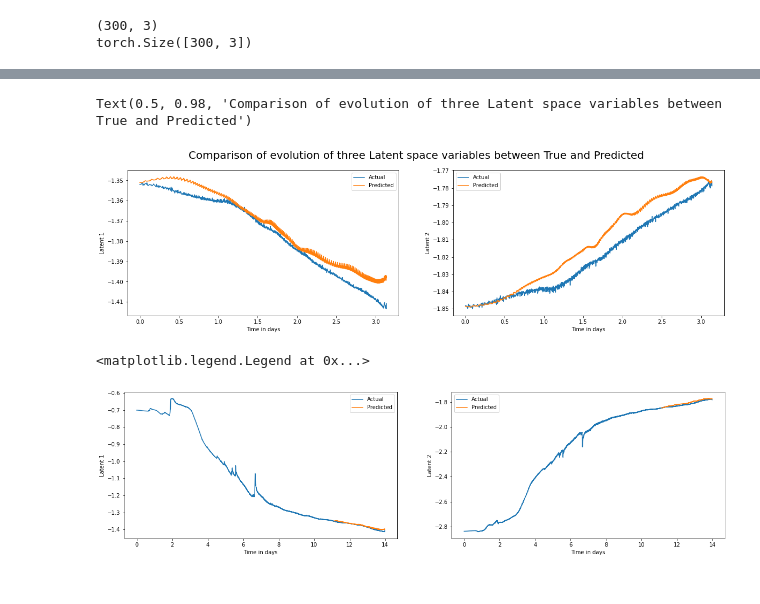
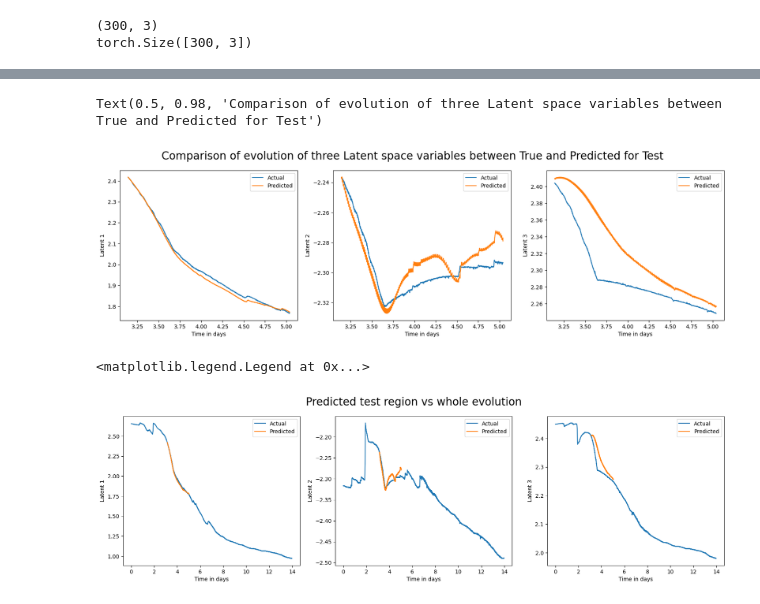
Before and after one commit to tejasbg004/ML-based-ROM-for-Upper-Ocean-Turbulence, a Jupyter notebook: LSTM_Tempo_DNN-Salinity.ipynb, the cells around one changed output, grey strips where cells are left out. Cells and saved outputs as stored; diff of their text form; code cells hidden in the pictures.

```diff
--- a/LSTM_Tempo_DNN-Salinity.ipynb
+++ b/LSTM_Tempo_DNN-Salinity.ipynb
@@ -27,6 +24,6 @@ torch.manual_seed(1917)
 # %% [output]
 <torch._C.Generator at 0x...>
 # %%
-encoded_size=2
+encoded_size=3
 BC_cond=3
 time_Step=10
@@ -586,23 +502,3 @@ for i in range(int(1500/time_Step)):
         prediction[k,:]=predictions[i,l:l+encoded_size]
         k=k+1
         l=l+encoded_size
-# %%
-## For Multiple output
-'''predictions=torch.zeros([int(1501/time_Step),encoded_size*time_step])
-p=0
-
-for i in range(int(1501/time_Step)):
-    #print(Test_init)
-    predictions[i,:]=model(Test_init)
-    Test_init[:,:,0:encoded_size]=predictions[i,:].reshape(1,time_step,encoded_size)
-    Test_init[0,:,encoded_size:]=BC[p:p+time_step,:]
-    p=p+time_step
-
-prediction=torch.zeros([1501,encoded_size])
-k=0
-for i in range(int(1501/time_Step)):
-    l=0
-    for j in range(time_Step):
-        prediction[k,:]=predictions[i,l:l+encoded_size]
-        k=k+1
-        l=l+encoded_size'''
@@ -615,10 +505,3 @@ for i in range(int(1501/time_Step)):
-# %%
-'''prediction=torch.zeros([3000,3])
-for i in range(3000):
-    prediction[i,:]=model(Test_init)
-    Test_init[0,:-1,0:5]=Test_init[0,1:,0:5]
-    Test_init[0,-1,0:3]=prediction[i,0:3]
-    Test_init[0,-1,3:5]=BC[i,:]'''
 # %%
 filename='predictions_encodings.mat'
 predictions_enc={'pred':prediction.cpu().detach().numpy()}
@@ -859,63 +646,65 @@ IndexError: index 2 is out of bounds for axis 1 with size 2
 # %%
-fig, ax = plt.subplots(1, 2, figsize=(20, 5))
+fig, ax = plt.subplots(1, 3, figsize=(20, 5))
 Start=0
 End=1500
 stride=1
 days=hours/24
 
-ax[0].plot(days[Start:End],Test_encodings_actual[Start:End:stride, 0],label='Actual')
-ax[0].plot(days[Start:End],prediction.cpu().detach().numpy()[Start:End:stride, 0],label='Predicted')
+ax[0].plot(days[Start+1500:End+1500],Test_encodings_actual[Start:End:stride, 0],label='Actual')
+ax[0].plot(days[Start+1500:End+1500],prediction.cpu().detach().numpy()[Start:End:stride, 0],label='Predicted')
 ax[0].set_xlabel('Time in days')
 ax[0].set_ylabel('Latent 1')
 
-ax[1].plot(days[Start:End],Test_encodings_actual[Start:End:stride, 1],label='Actual')
-ax[1].plot(days[Start:End],prediction.cpu().detach().numpy()[Start:End:stride, 1],label='Predicted')
+ax[1].plot(days[Start+1500:End+1500],Test_encodings_actual[Start:End:stride, 1],label='Actual')
+ax[1].plot(days[Start+1500:End+1500],prediction.cpu().detach().numpy()[Start:End:stride, 1],label='Predicted')
 ax[1].set_xlabel('Time in days')
 ax[1].set_ylabel('Latent 2')
 
-'''ax[2].plot(days[Start:End],Test_encodings_actual[Start:End:stride, 2],label='Actual')
-ax[2].plot(days[Start:End],prediction.cpu().detach().numpy()[Start:End:stride, 2],label='Predicted')
+ax[2].plot(days[Start+1500:End+1500],Test_encodings_actual[Start:End:stride, 2],label='Actual')
+ax[2].plot(days[Start+1500:End+1500],prediction.cpu().detach().numpy()[Start:End:stride, 2],label='Predicted')
 ax[2].set_xlabel('Time in days')
-ax[2].set_ylabel('Latent 3')'''
+ax[2].set_ylabel('Latent 3')
 
 ax[0].legend()
 ax[1].legend()
-#ax[2].legend()
+ax[2].legend()
 
-plt.suptitle('Comparison of evolution of three Latent space variables between True and Predicted',fontsize=20)
+plt.suptitle('Comparison of evolution of three Latent space variables between True and Predicted for Test',fontsize=20)
 # %% [output]
-Text(0.5, 0.98, 'Comparison of evolution of three Latent space variables between True and Predicted')
+Text(0.5, 0.98, 'Comparison of evolution of three Latent space variables between True and Predicted for Test')
-[figure, old version]
+[figure, new version]
 # %%
 red_al=loadmat('reduced_all.mat')
 red_al=red_al['red_all']
 # %%
-fig, ax = plt.subplots(1, 2, figsize=(20, 5))
+fig, ax = plt.subplots(1, 3, figsize=(20, 5))
 Start=0
 End=1500
 stride=1
 days=hours/24
 
 
 
 ax[0].plot(days,red_al[:, 0],label='Actual')
-ax[0].plot(days[Start+7000:End+7000],prediction.cpu().detach().numpy()[Start:End:stride, 0],label='Predicted')
+ax[0].plot(days[Start+1500:End+1500],prediction.cpu().detach().numpy()[Start:End:stride, 0],label='Predicted')
 ax[0].set_xlabel('Time in days')
 ax[0].set_ylabel('Latent 1')
 
 ax[1].plot(days,red_al[:, 1],label='Actual')
-ax[1].plot(days[Start+7000:End+7000],prediction.cpu().detach().numpy()[Start:End:stride, 1],label='Predicted')
+ax[1].plot(days[Start+1500:End+1500],prediction.cpu().detach().numpy()[Start:End:stride, 1],label='Predicted')
 ax[1].set_xlabel('Time in days')
 ax[1].set_ylabel('Latent 2')
 
-'''ax[2].plot(days,red_al[:, 2],label='Actual')
+ax[2].plot(days,red_al[:, 2],label='Actual')
 ax[2].plot(days[Start+1500:End+1500],prediction.cpu().detach().numpy()[Start:End:stride, 2],label='Predicted')
 ax[2].set_xlabel('Time in days')
-ax[2].set_ylabel('Latent 3')'''
+ax[2].set_ylabel('Latent 3')
+
+plt.suptitle('Predicted test region vs whole evolution',fontsize=20)
 
 ax[0].legend()
 ax[1].legend()
-#ax[2].legend()
+ax[2].legend()
 # %% [output]
 <matplotlib.legend.Legend at 0x...>
-[figure, old version]
+[figure, new version]
```
Also changed, not shown: parts of 34 cells of this notebook, 1 other file.
